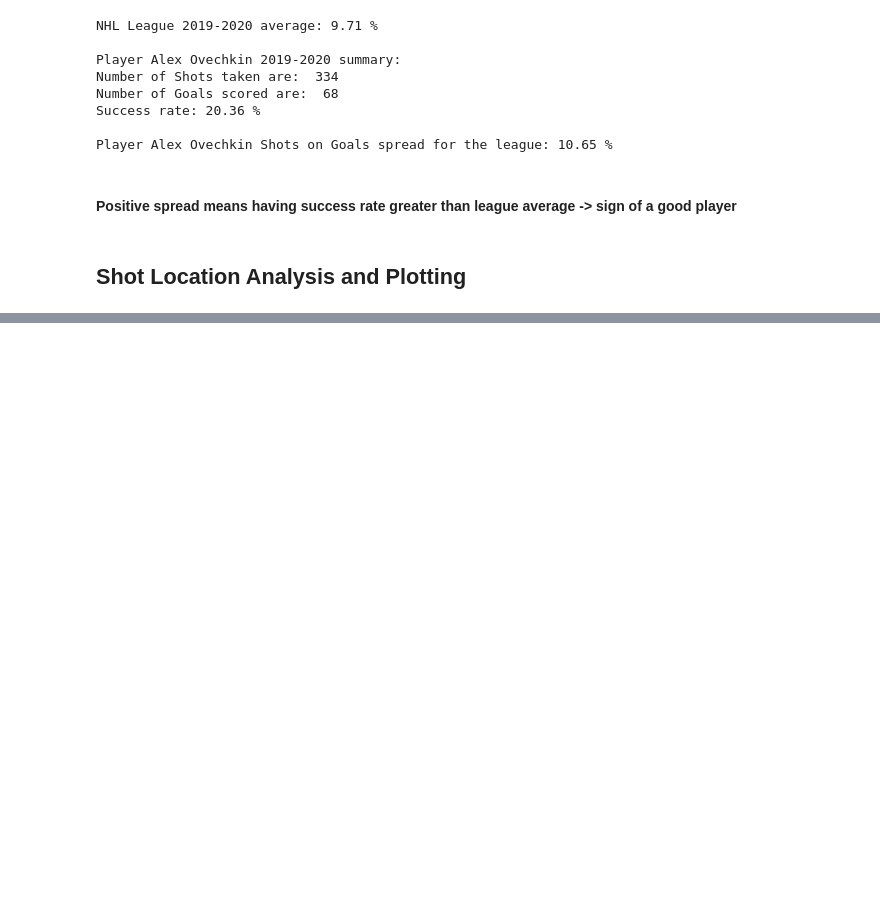
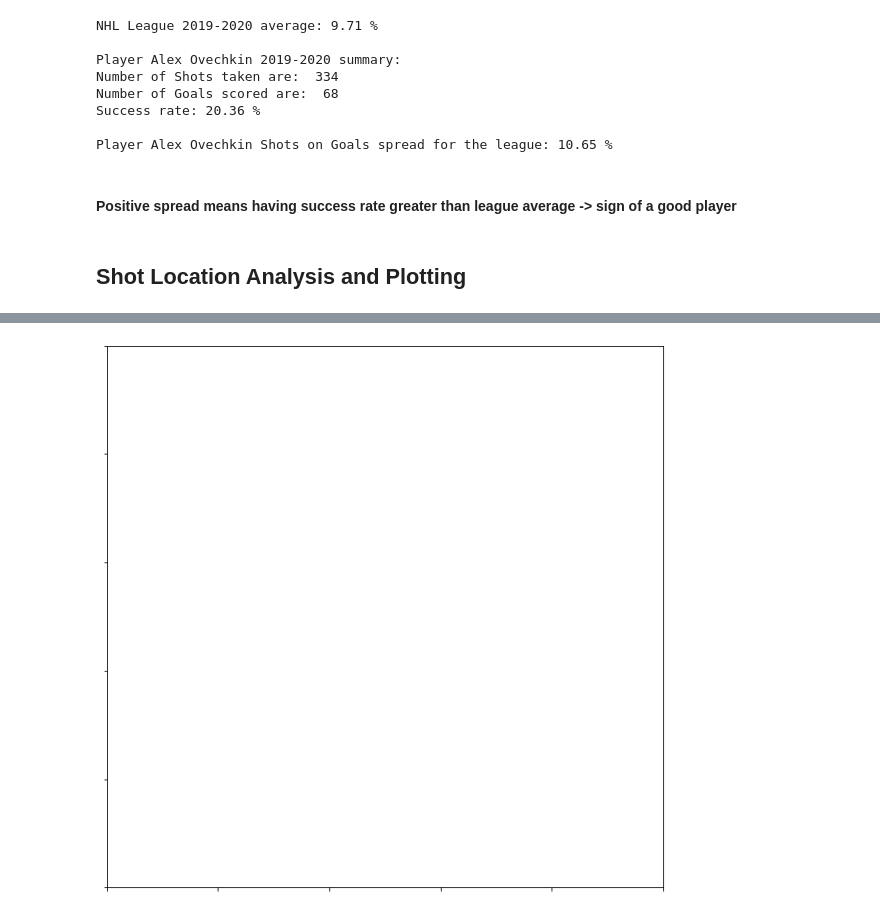
Before and after one commit to PrakritiAilavadi/Kaggle, a Jupyter notebook: nhl-shot-distribution.ipynb, the cells around one changed output, grey strips where cells are left out. Drawn from its saved outputs; the diff is of its cells as text; code cells hidden in the pictures; blank space fills up the shorter version.

```diff
--- a/nhl-shot-distribution.ipynb
+++ b/nhl-shot-distribution.ipynb
@@ -286,0 +393,18 @@ Player Alex Ovechkin Shots on Goals spread for the league: 10.65 %
+# %%
+# Using matplotlib we create a new figure for plotting
+fig=plt.figure(figsize=(10,10))
+ax = fig.add_subplot(111)
+# Clean up the figure to be completely blank
+ax.set_facecolor("white")
+fig.patch.set_facecolor("white")
+fig.patch.set_alpha(0.0)
+# Remove the labelling of axes
+ax.set_xticklabels(labels = [''], fontsize = 18,
+   alpha = .7,minor=False)
+ax.set_yticklabels(labels = [''], fontsize = 18,
+   alpha = .7,minor=False)
+# Using pillow to get the rink image and extract the image size
+I = Image.open('../input/nhl-images/half.png')
+#ax.imshow(I);width, height = I.size
+# %% [output]
+[figure, added]
```
Also changed, not shown: parts of 13 cells of this notebook.
